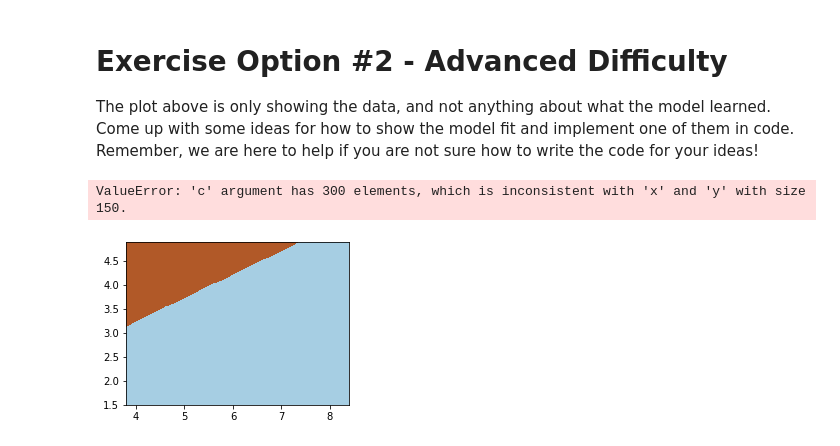
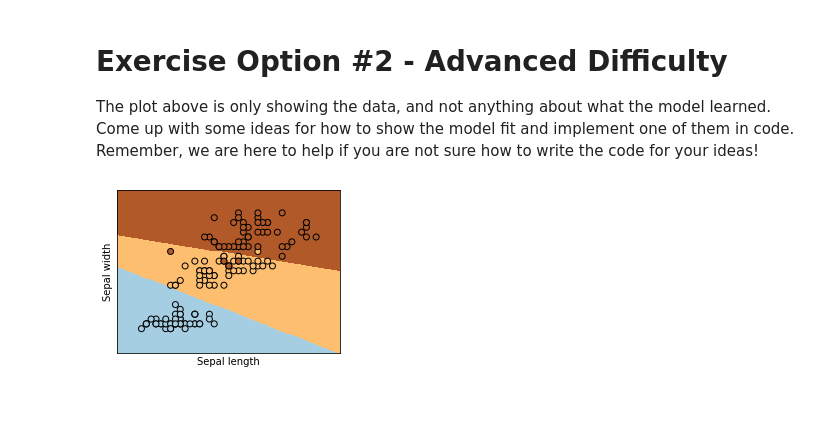
Before and after one commit to TheEnquirer/ml301, a Jupyter notebook: classification/log_reg/iris_data/LogisticRegressionIris.ipynb, the cells around one changed output. Saved outputs shown, nothing was run; the diff lists cells and outputs as text; code cells hidden in the pictures; blank space fills up the shorter version.

```diff
--- a/classification/log_reg/iris_data/LogisticRegressionIris.ipynb
+++ b/classification/log_reg/iris_data/LogisticRegressionIris.ipynb
@@ -71,8 +71,8 @@ For this tutorial, at least to start, we're not going to use the whole dataset,
 We'll also need to know at what location in the list each of the classes start at.
 # %%
 # Use just two columns (the first and fourth in this case).
-x1_feature = 1
-x2_feature = 2
+x1_feature = 0
+x2_feature = 3
 iris_inputs = iris.data[:,[x1_feature,x2_feature]]
 
 # The data are in order by class. Find out where the other classes start in the list
@@ -160,31 +160,33 @@ Answer the following questions. You can also use the graph below, if seeing the
 
 The plot above is only showing the data, and not anything about what the model learned. Come up with some ideas for how to show the model fit and implement one of them in code. Remember, we are here to help if you are not sure how to write the code for your ideas!
 # %%
-X = iris.data
-Y = iris_inputs
+# Citation: documentation --
+# https://scikit-learn.org/stable/auto_examples/linear_model/plot_iris_logistic.html#sphx-glr-auto-examples-linear-model-plot-iris-logistic-py
+
+X = iris_inputs
+Y = iris.target
 
 x_min, x_max = X[:, 0].min() - .5, X[:, 0].max() + .5
 y_min, y_max = X[:, 1].min() - .5, X[:, 1].max() + .5
 h = .02  # step size in the mesh
 xx, yy = np.meshgrid(np.arange(x_min, x_max, h), np.arange(y_min, y_max, h))
 Z = model.predict(np.c_[xx.ravel(), yy.ravel()])
 
 # Put the result into a color plot
 Z = Z.reshape(xx.shape)
 plt.figure(1, figsize=(4, 3))
-plt.pcolormesh(xx, yy, Z, cmap=plt.cm.Paired)
+plt.pcolormesh(xx, yy, Z, cmap=plt.cm.Paired, shading='auto')
 
 # Plot also the training points
 plt.scatter(X[:, 0], X[:, 1], c=Y, edgecolors='k', cmap=plt.cm.Paired)
 plt.xlabel('Sepal length')
 plt.ylabel('Sepal width')
 
 plt.xlim(xx.min(), xx.max())
 plt.ylim(yy.min(), yy.max())
 plt.xticks(())
 plt.yticks(())
 
 plt.show()
 # %% [output]
-ValueError: 'c' argument has 300 elements, which is inconsistent with 'x' and 'y' with size 150.
-[figure, old version]
+[figure, new version]
```
Also changed, not shown: parts of 3 cells of this notebook, 1 other file.
